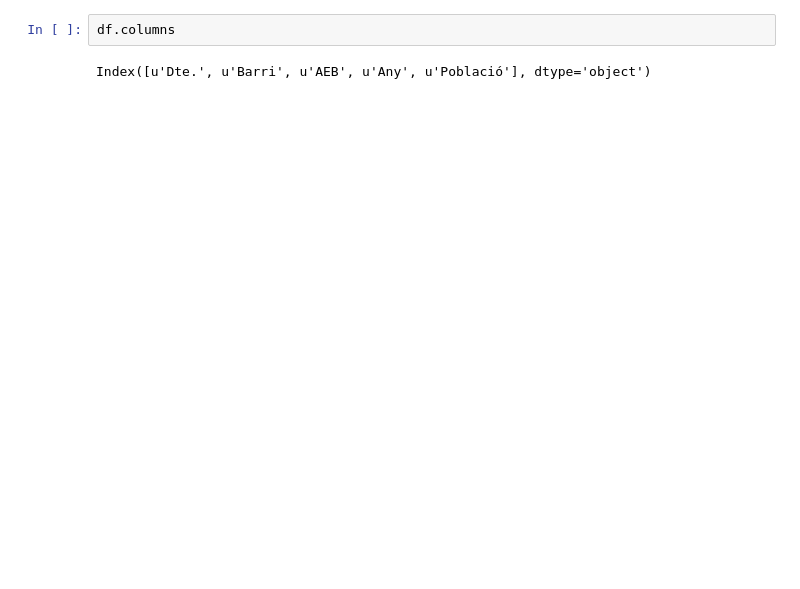
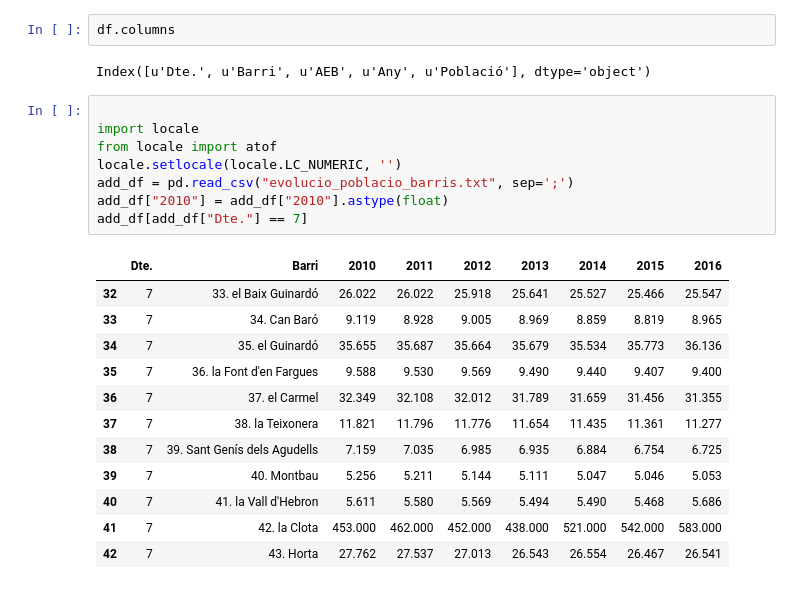
Before and after one commit to dsolanno/BarcelonaRentsStatus, a Jupyter notebook: datasets/dades_oficials_ajBCN/format_datasets.ipynb, the cells around one changed output. Saved outputs shown, nothing was run; the diff lists cells and outputs as text; blank space fills up the shorter version.

```diff
--- a/datasets/dades_oficials_ajBCN/format_datasets.ipynb
+++ b/datasets/dades_oficials_ajBCN/format_datasets.ipynb
@@ -175,3 +177,24 @@ add_df = pd.read_csv("nivell_estudis_barri.csv", sep=";", skiprows=4, decimal=',
 df.columns
 # %% [output]
 Index([u'Dte.', u'Barri', u'AEB', u'Any', u'Població'], dtype='object')
+# %%
+
+import locale
+from locale import atof
+locale.setlocale(locale.LC_NUMERIC, '')
+add_df = pd.read_csv("evolucio_poblacio_barris.txt", sep=';')
+add_df["2010"] = add_df["2010"].astype(float)
+add_df[add_df["Dte."] == 7]
+# %% [output]
+|  | Dte. | Barri | 2010 | 2011 | 2012 | 2013 | 2014 | 2015 | 2016 |
+| 32 | 7 | 33. el Baix Guinardó | 26.022 | 26.022 | 25.918 | 25.641 | 25.527 | 25.466 | 25.547 |
+| 33 | 7 | 34. Can Baró | 9.119 | 8.928 | 9.005 | 8.969 | 8.859 | 8.819 | 8.965 |
+| 34 | 7 | 35. el Guinardó | 35.655 | 35.687 | 35.664 | 35.679 | 35.534 | 35.773 | 36.136 |
+| 35 | 7 | 36. la Font d'en Fargues | 9.588 | 9.530 | 9.569 | 9.490 | 9.440 | 9.407 | 9.400 |
+| 36 | 7 | 37. el Carmel | 32.349 | 32.108 | 32.012 | 31.789 | 31.659 | 31.456 | 31.355 |
+| 37 | 7 | 38. la Teixonera | 11.821 | 11.796 | 11.776 | 11.654 | 11.435 | 11.361 | 11.277 |
+| 38 | 7 | 39. Sant Genís dels Agudells | 7.159 | 7.035 | 6.985 | 6.935 | 6.884 | 6.754 | 6.725 |
+| 39 | 7 | 40. Montbau | 5.256 | 5.211 | 5.144 | 5.111 | 5.047 | 5.046 | 5.053 |
+| 40 | 7 | 41. la Vall d'Hebron | 5.611 | 5.580 | 5.569 | 5.494 | 5.490 | 5.468 | 5.686 |
+| 41 | 7 | 42. la Clota | 453.000 | 462.000 | 452.000 | 438.000 | 521.000 | 542.000 | 583.000 |
+| 42 | 7 | 43. Horta | 27.762 | 27.537 | 27.013 | 26.543 | 26.554 | 26.467 | 26.541 |
```
Also changed, not shown: parts of 3 cells of this notebook, 20 other files.
